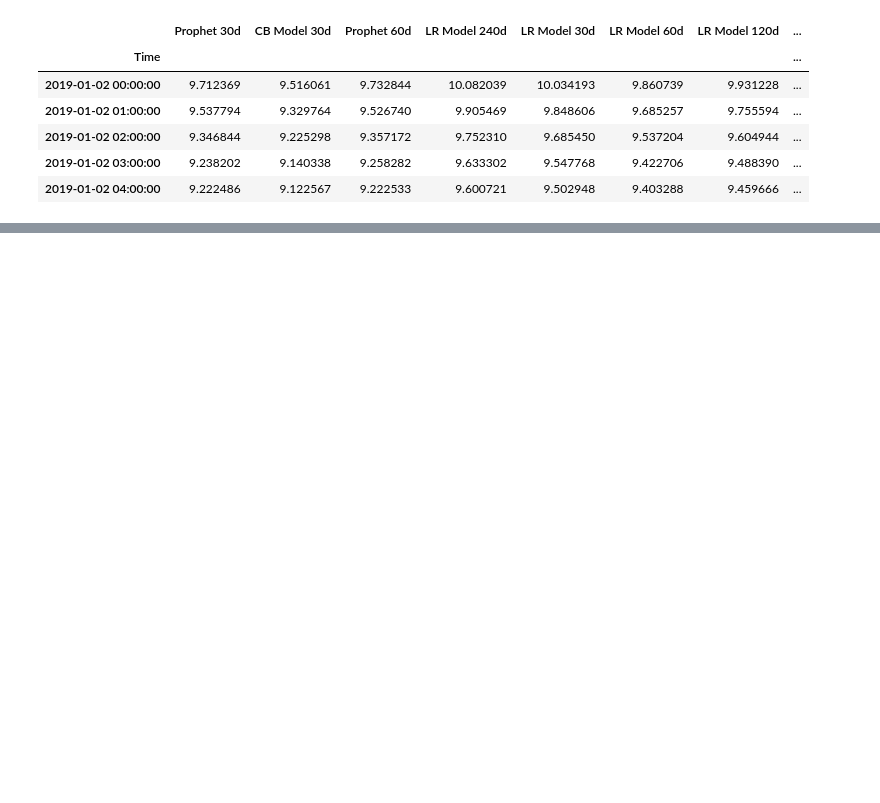
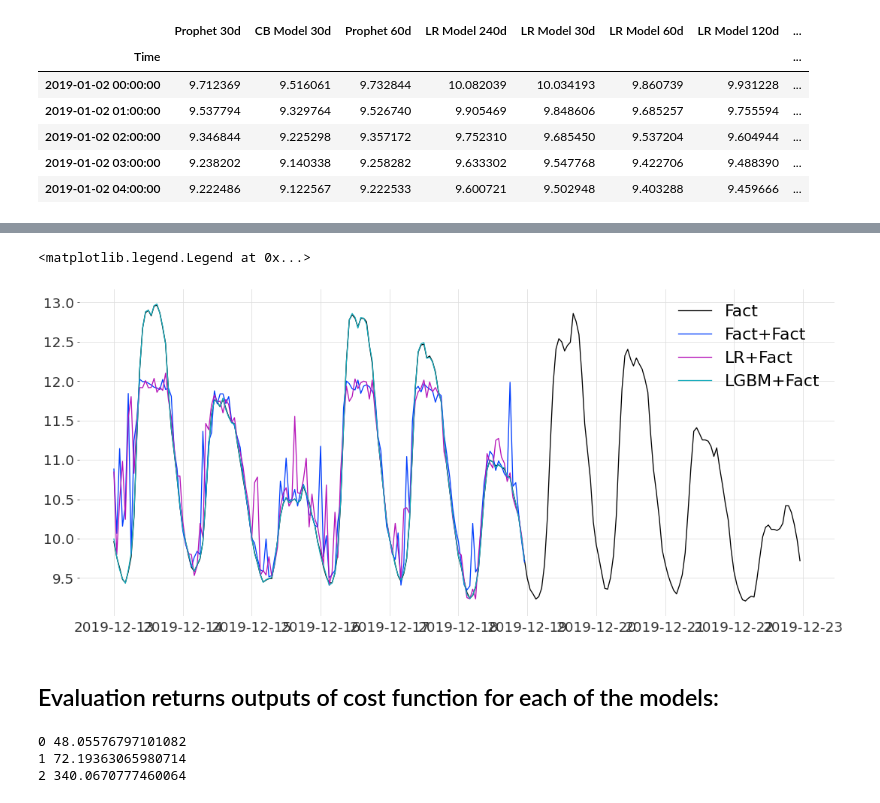
Before and after one commit to mariapaskevich/vof, a Jupyter notebook: Test_package.ipynb, the cells around one changed output, grey strips where cells are left out. Saved outputs shown, nothing was run; the diff lists cells and outputs as text; code cells hidden in the pictures; blank space fills up the shorter version.

```diff
--- a/Test_package.ipynb
+++ b/Test_package.ipynb
@@ -155,2 +227,4 @@ odm = optimizer.OptimalDecisionMakers(pd.DataFrame(data.loc[data.index<'2019-01-
+# %%
+odm = OptimalDecisionMakersElectricityPeak(optimization_df,'Fact')
 # %%
 odm.x
@@ -156,0 +248,3 @@ odm.x
+# %%
+sol = odm.select_value_optimal_model()
+sol
@@ -156,0 +284,23 @@ odm.x
+# %%
+#plt.plot(sol.SNaive, label='solution')
+
+plt.plot(odm.x.Fact, label='Fact')
+
+plt.plot(sol['Fact']+odm.x.Fact, label='Fact+Fact')
+plt.plot(sol['LR']+odm.x.Fact, label='LR+Fact')
+plt.plot(sol['LGBM']+odm.x.Fact, label='LGBM+Fact')
+
+
+plt.legend()
+# %% [output]
+<matplotlib.legend.Legend at 0x...>
+[figure, added]
+# %% [markdown]
+## Evaluation returns outputs of cost function for each of the models:
+# %%
+EVALUATE = True
+odm.evaluate()
+# %% [output]
+0 48.05576797101082
+1 72.19363065980714
+2 340.0670777460064
```
Also changed, not shown: parts of 21 cells of this notebook, 1 other file.
